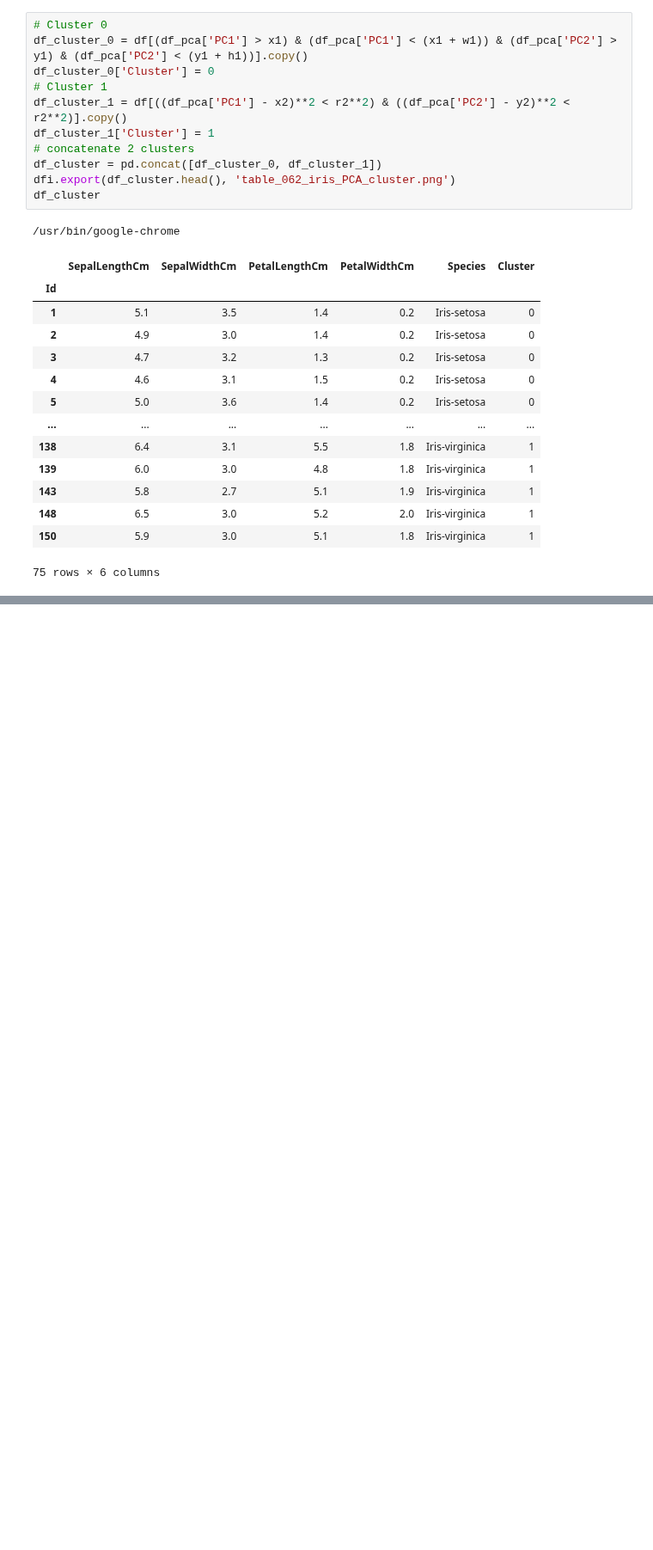
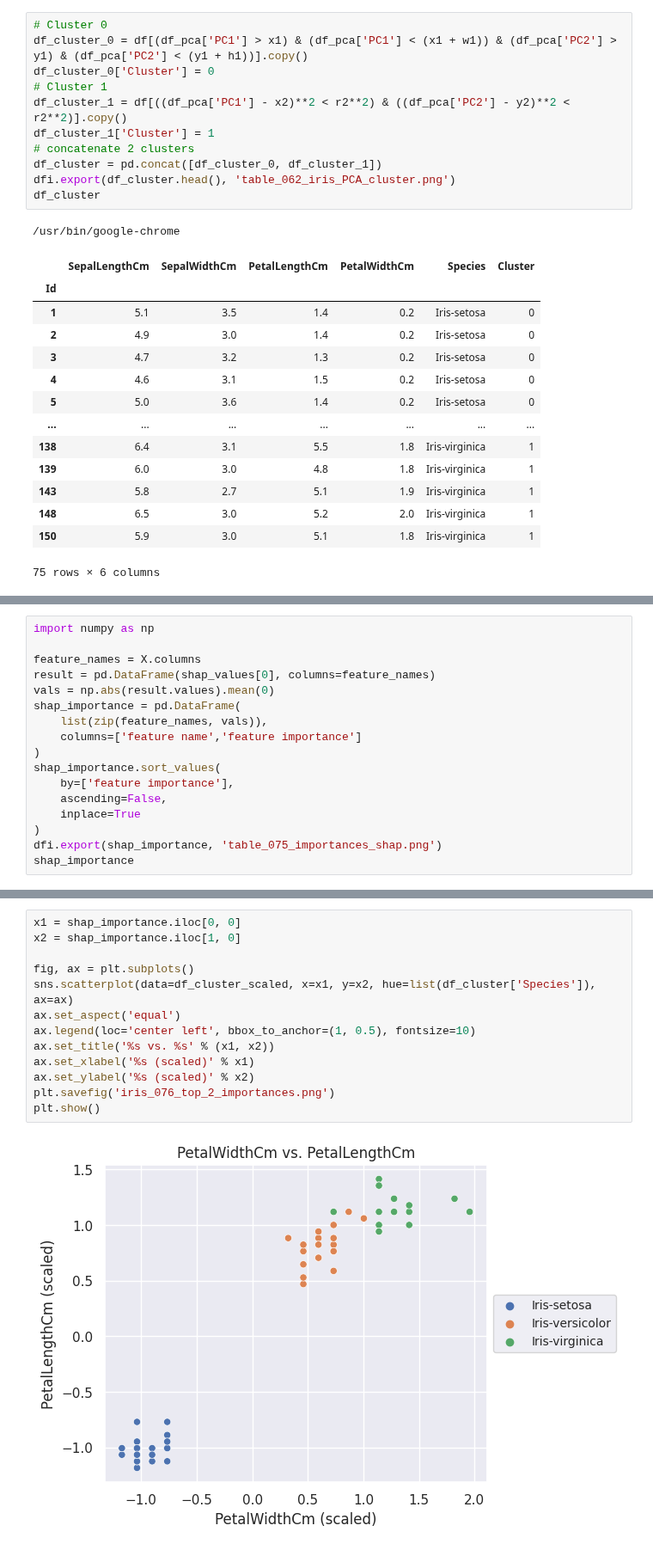
Before and after one commit to bitwalk123/MyNotebook, a Jupyter notebook: iris_PCA_py_06_SHAP.ipynb, the cells around one changed output, grey strips where cells are left out. Shown at 86% size. Cells and saved outputs as stored; diff of their text form; blank space fills up the shorter version.

```diff
--- a/iris_PCA_py_06_SHAP.ipynb
+++ b/iris_PCA_py_06_SHAP.ipynb
@@ -142,0 +181,17 @@ shap.summary_plot(shap_values[0], X, plot_type="bar")
+# %%
+import numpy as np
+
+feature_names = X.columns
+result = pd.DataFrame(shap_values[0], columns=feature_names)
+vals = np.abs(result.values).mean(0)
+shap_importance = pd.DataFrame(
+    list(zip(feature_names, vals)),
+    columns=['feature name','feature importance']
+)
+shap_importance.sort_values(
+    by=['feature importance'],
+    ascending=False,
+    inplace=True
+)
+dfi.export(shap_importance, 'table_075_importances_shap.png')
+shap_importance
@@ -142,0 +205,15 @@ shap.summary_plot(shap_values[0], X, plot_type="bar")
+# %%
+x1 = shap_importance.iloc[0, 0]
+x2 = shap_importance.iloc[1, 0]
+
+fig, ax = plt.subplots()
+sns.scatterplot(data=df_cluster_scaled, x=x1, y=x2, hue=list(df_cluster['Species']), ax=ax)
+ax.set_aspect('equal')
+ax.legend(loc='center left', bbox_to_anchor=(1, 0.5), fontsize=10)
+ax.set_title('%s vs. %s' % (x1, x2))
+ax.set_xlabel('%s (scaled)' % x1)
+ax.set_ylabel('%s (scaled)' % x2)
+plt.savefig('iris_076_top_2_importances.png')
+plt.show()
+# %% [output]
+[figure, added]
```
Also changed, not shown: parts of 8 cells of this notebook.
